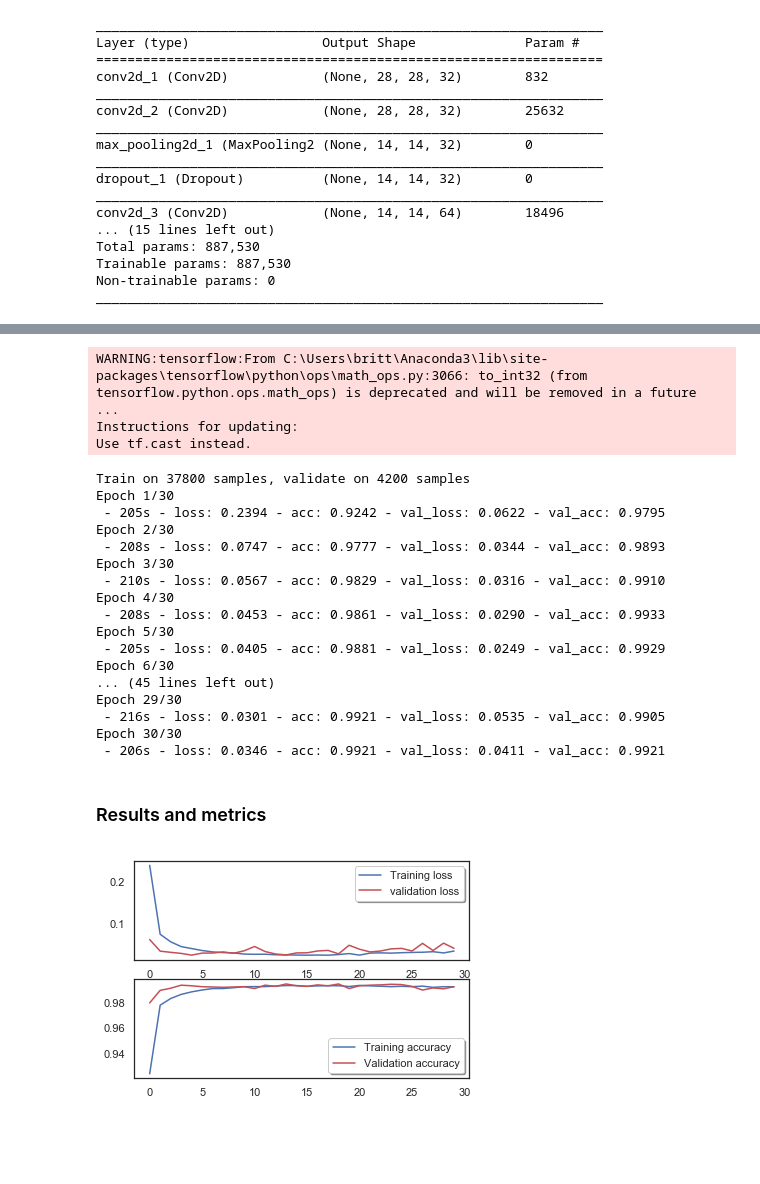
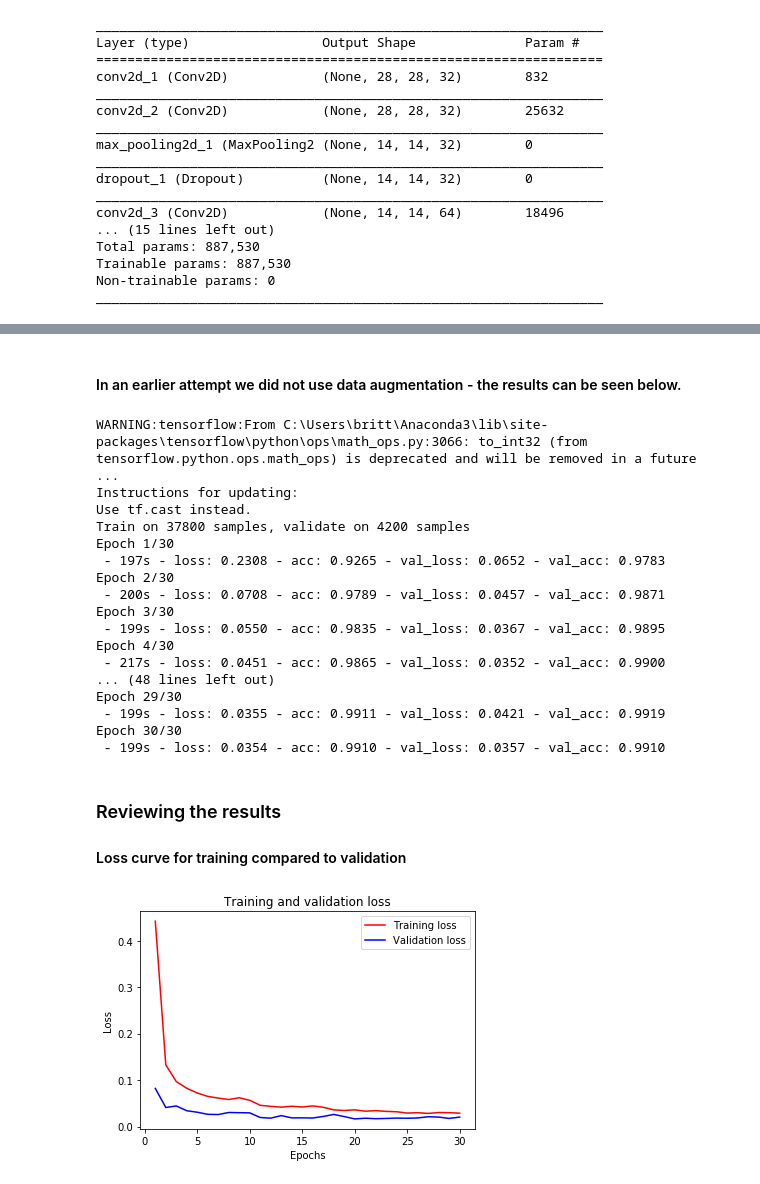
Before and after one commit to britcbish/dsnc6290-coursework, a Jupyter notebook: MNIST.ipynb, the cells around one changed output, grey strips where cells are left out. Drawn from its saved outputs; the diff is of its cells as text; code cells hidden in the pictures; blank space fills up the shorter version.

```diff
--- a/MNIST.ipynb
+++ b/MNIST.ipynb
@@ -180,12 +180,12 @@ model.compile(optimizer = optimizer,
               loss = "categorical_crossentropy", # loss function is categorical log loss
               metrics=["accuracy"])
 # %%
-# Set a learning rate annealer, adjust the learning rate if we hit stop making progress
+# Set a learning rate annealer, adjust the learning rate if we stop making progress
 learning_rate_reduction = ReduceLROnPlateau(monitor='val_acc', # pay attention to accuracy
                                             patience=3,        # number of epochs w/o improvement to wait before reducing
                                             verbose=1,         # include messages
                                             factor=0.5,        # factor by which to decrease the learning rate
-                                            min_lr=0.00001)    # a lower bound on the rate
+                                            min_lr=0.000001)    # a lower bound on the rate
 # %%
 epochs = 30     # review the data 30 times
 batch_size = 86 # in batches of size 86
@@ -194,39 +228,41 @@ batch_size = 86 # in batches of size 86
+# %% [markdown]
+#### In an earlier attempt we did not use data augmentation - the results can be seen below.
 # %%
-# train the model
-history = model.fit(X_train, Y_train, batch_size = batch_size, epochs = epochs,
-          validation_data = (X_val, Y_val), verbose = 2)
+# history = model.fit(X_train, Y_train, batch_size = batch_size, epochs = epochs,
+#          validation_data = (X_val, Y_val), verbose = 2)
 # %% [output]
 WARNING:tensorflow:From C:\Users\britt\Anaconda3\lib\site-packages\tensorflow\python\ops\math_ops.py:3066: to_int32 (from tensorflow.python.ops.math_ops) is deprecated and will be removed in a future  ...
 Instructions for updating:
 Use tf.cast instead.
+Train on 37800 samples, validate on 4200 samples
+Epoch 1/30
+ - 197s - loss: 0.2308 - acc: 0.9265 - val_loss: 0.0652 - val_acc: 0.9783
+Epoch 2/30
+ - 200s - loss: 0.0708 - acc: 0.9789 - val_loss: 0.0457 - val_acc: 0.9871
+Epoch 3/30
+ - 199s - loss: 0.0550 - acc: 0.9835 - val_loss: 0.0367 - val_acc: 0.9895
+Epoch 4/30
+ - 217s - loss: 0.0451 - acc: 0.9865 - val_loss: 0.0352 - val_acc: 0.9900
+... (48 lines left out)
+Epoch 29/30
+ - 199s - loss: 0.0355 - acc: 0.9911 - val_loss: 0.0421 - val_acc: 0.9919
+Epoch 30/30
+ - 199s - loss: 0.0354 - acc: 0.9910 - val_loss: 0.0357 - val_acc: 0.9910
-Train on 37800 samples, validate on 4200 samples
-Epoch 1/30
- - 205s - loss: 0.2394 - acc: 0.9242 - val_loss: 0.0622 - val_acc: 0.9795
-Epoch 2/30
- - 208s - loss: 0.0747 - acc: 0.9777 - val_loss: 0.0344 - val_acc: 0.9893
-Epoch 3/30
- - 210s - loss: 0.0567 - acc: 0.9829 - val_loss: 0.0316 - val_acc: 0.9910
-Epoch 4/30
- - 208s - loss: 0.0453 - acc: 0.9861 - val_loss: 0.0290 - val_acc: 0.9933
-Epoch 5/30
- - 205s - loss: 0.0405 - acc: 0.9881 - val_loss: 0.0249 - val_acc: 0.9929
-Epoch 6/30
-... (45 lines left out)
-Epoch 29/30
- - 216s - loss: 0.0301 - acc: 0.9921 - val_loss: 0.0535 - val_acc: 0.9905
-Epoch 30/30
- - 206s - loss: 0.0346 - acc: 0.9921 - val_loss: 0.0411 - val_acc: 0.9921
-# %% [markdown]
-### Results and metrics
-# %%
-# Plot the loss and accuracy curves for training and validation
-fig, ax = plt.subplots(2,1)
-ax[0].plot(history.history['loss'], color='b', label="Training loss")
-ax[0].plot(history.history['val_loss'], color='r', label="validation loss",axes =ax[0])
-legend = ax[0].legend(loc='best', shadow=True)
-
-ax[1].plot(history.history['acc'], color='b', label="Training accuracy")
-ax[1].plot(history.history['val_acc'], color='r',label="Validation accuracy")
-legend = ax[1].legend(loc='best', shadow=True)
-# %% [output]
-[figure, removed]
+# %% [markdown]
+### Reviewing the results
+
+#### Loss curve for training compared to validation
+# %%
+# Plot the loss and accuracy curves for training and validation
+loss = history.history['loss']
+val_loss = history.history['val_loss']
+eps = range(1, len(loss) + 1)
+plt.plot(eps, loss, color='red', label='Training loss')
+plt.plot(eps, val_loss, color='blue', label='Validation loss')
+plt.title('Training and validation loss')
+plt.xlabel('Epochs')
+plt.ylabel('Loss')
+plt.legend()
+plt.show()
+# %% [output]
+[figure, added]
```
Also changed, not shown: parts of 14 cells of this notebook.
